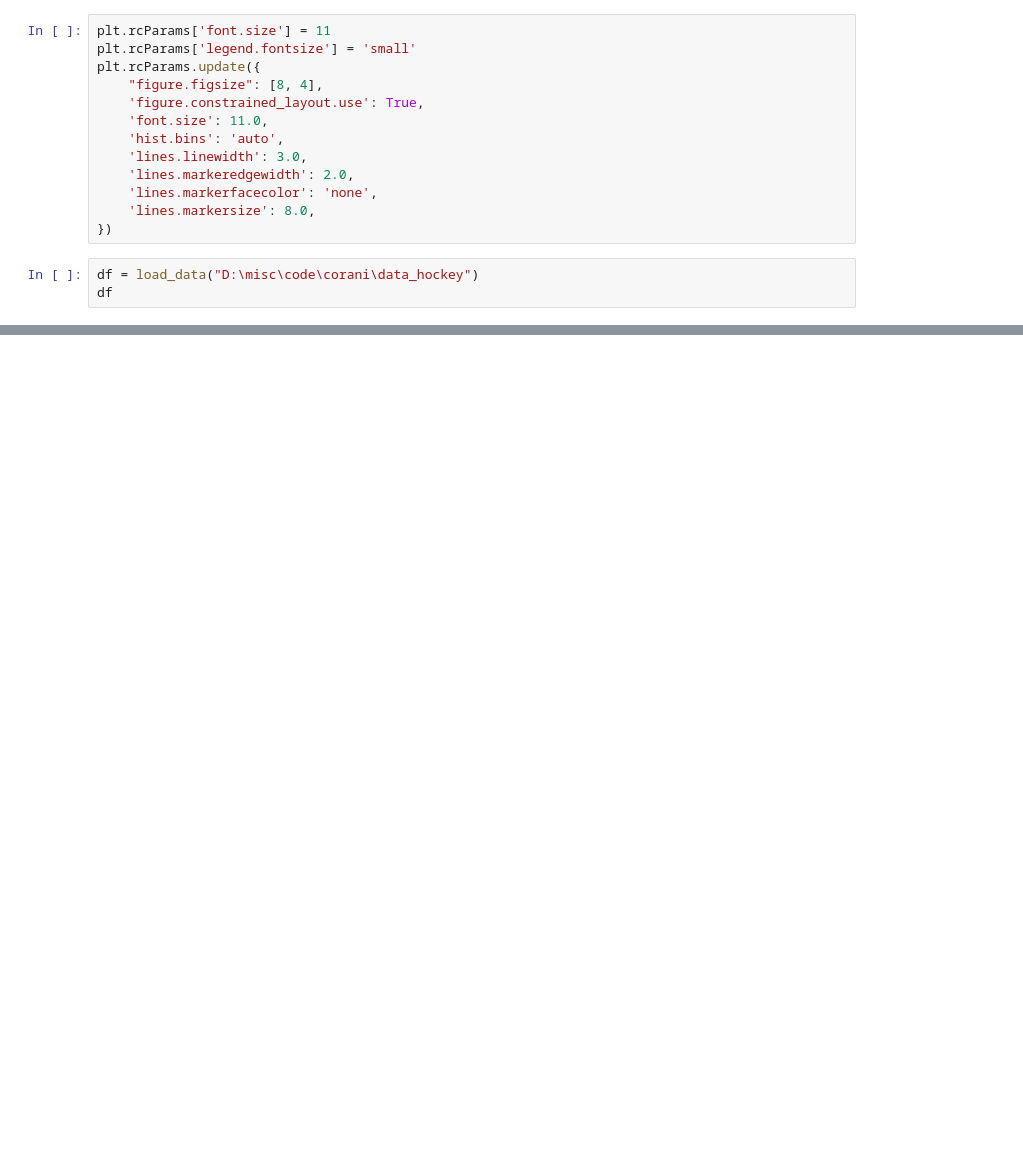
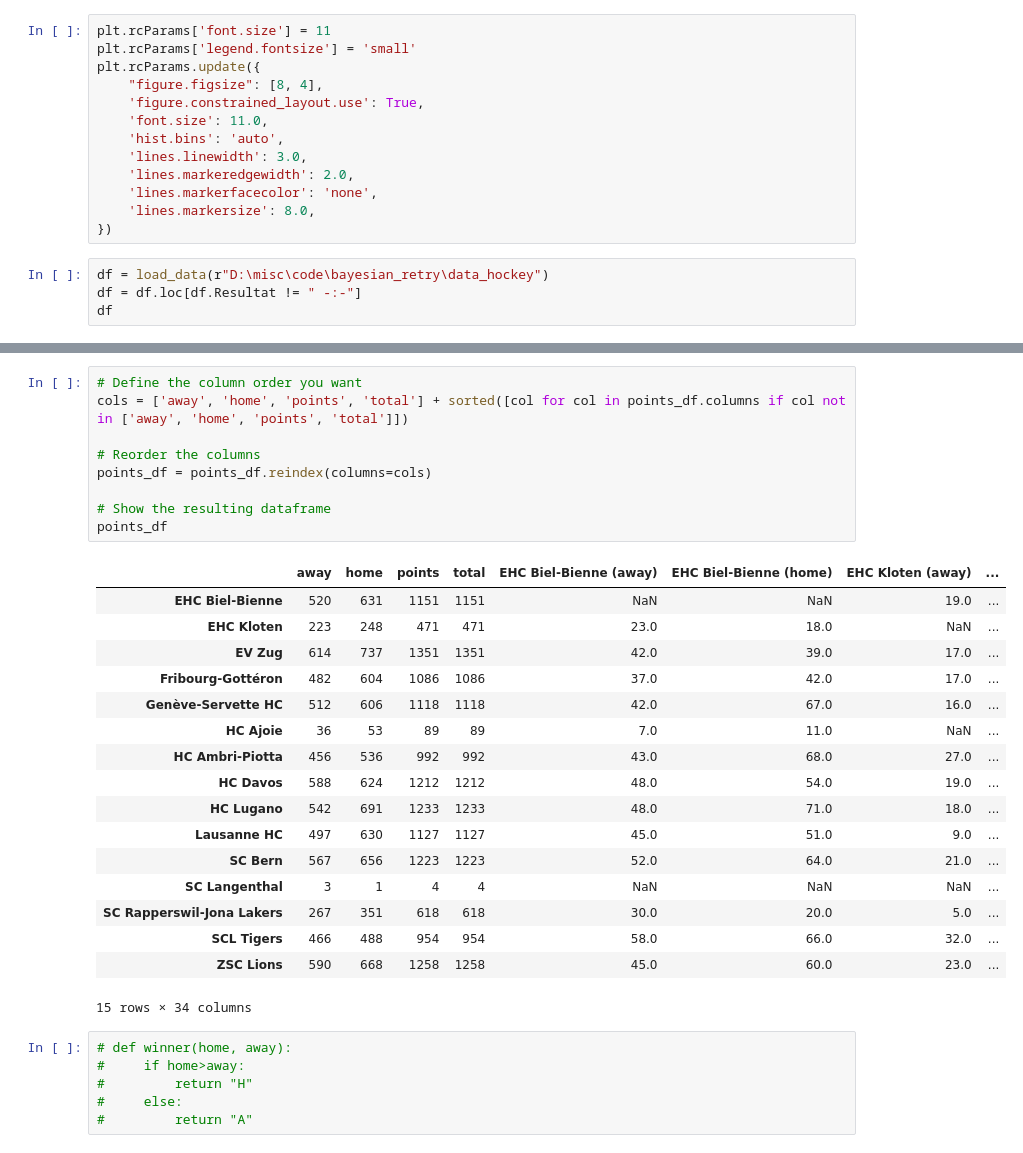
Before and after one commit to k0ruy/bayesian_retry, a Jupyter notebook: retry/hypotesis_test.ipynb, the cells around one changed output, grey strips where cells are left out. Cells and saved outputs as stored; diff of their text form; blank space fills up the shorter version.

```diff
--- a/retry/hypotesis_test.ipynb
+++ b/retry/hypotesis_test.ipynb
@@ -30,7 +27,8 @@ plt.rcParams.update({
     'lines.markersize': 8.0,
 })
 # %%
-df = load_data("D:\misc\code\corani\data_hockey")
+df = load_data(r"D:\misc\code\bayesian_retry\data_hockey")
+df = df.loc[df.Resultat != " -:-"]
 df
 # %% [output]
 |  | Tag | Datum | Zeit | Home | Away | Resultat | Drittel | OT/SO | Status | Versch. | Stadion | ... |
@@ -48,0 +101,33 @@ df
+# %%
+# Define the column order you want
+cols = ['away', 'home', 'points', 'total'] + sorted([col for col in points_df.columns if col not in ['away', 'home', 'points', 'total']])
+
+# Reorder the columns
+points_df = points_df.reindex(columns=cols)
+
+# Show the resulting dataframe
+points_df
+# %% [output]
+|  | away | home | points | total | EHC Biel-Bienne (away) | EHC Biel-Bienne (home) | EHC Kloten (away) | ... |
+| EHC Biel-Bienne | 520 | 631 | 1151 | 1151 | NaN | NaN | 19.0 | ... |
+| EHC Kloten | 223 | 248 | 471 | 471 | 23.0 | 18.0 | NaN | ... |
+| EV Zug | 614 | 737 | 1351 | 1351 | 42.0 | 39.0 | 17.0 | ... |
+| Fribourg-Gottéron | 482 | 604 | 1086 | 1086 | 37.0 | 42.0 | 17.0 | ... |
+| Genève-Servette HC | 512 | 606 | 1118 | 1118 | 42.0 | 67.0 | 16.0 | ... |
+| HC Ajoie | 36 | 53 | 89 | 89 | 7.0 | 11.0 | NaN | ... |
+| HC Ambri-Piotta | 456 | 536 | 992 | 992 | 43.0 | 68.0 | 27.0 | ... |
+| HC Davos | 588 | 624 | 1212 | 1212 | 48.0 | 54.0 | 19.0 | ... |
+| HC Lugano | 542 | 691 | 1233 | 1233 | 48.0 | 71.0 | 18.0 | ... |
+| Lausanne HC | 497 | 630 | 1127 | 1127 | 45.0 | 51.0 | 9.0 | ... |
+| SC Bern | 567 | 656 | 1223 | 1223 | 52.0 | 64.0 | 21.0 | ... |
+| SC Langenthal | 3 | 1 | 4 | 4 | NaN | NaN | NaN | ... |
+| SC Rapperswil-Jona Lakers | 267 | 351 | 618 | 618 | 30.0 | 20.0 | 5.0 | ... |
+| SCL Tigers | 466 | 488 | 954 | 954 | 58.0 | 66.0 | 32.0 | ... |
+| ZSC Lions | 590 | 668 | 1258 | 1258 | 45.0 | 60.0 | 23.0 | ... |
+15 rows × 34 columns
+# %%
+# def winner(home, away):
+#     if home>away:
+#         return "H"
+#     else:
+#         return "A"
```
Also changed, not shown: parts of 10 cells of this notebook.
